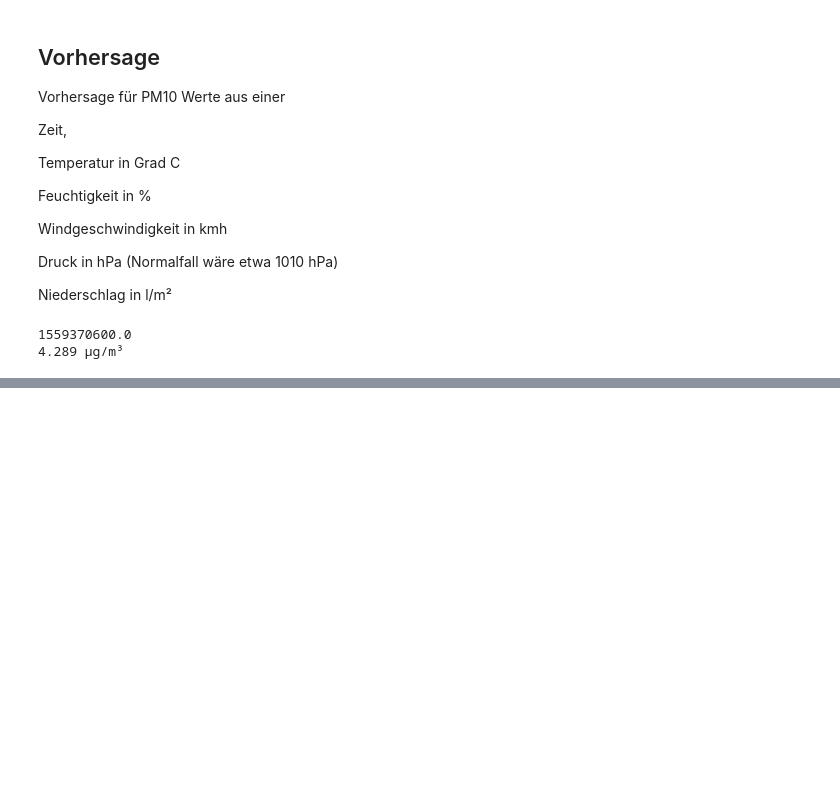
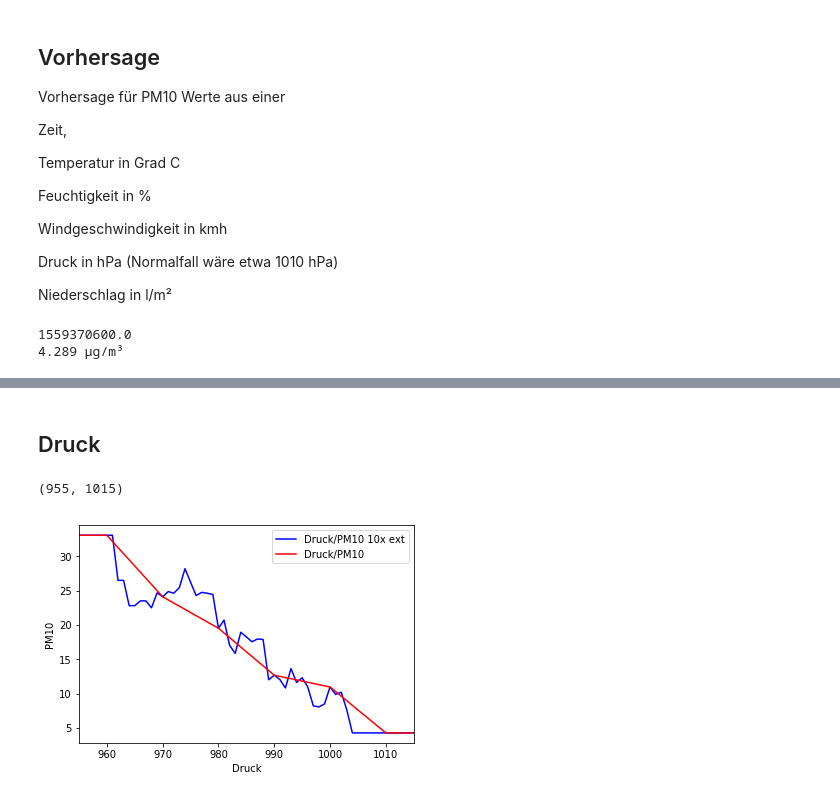
Before and after one commit to jmoehler/ParticularMatterAnalysis, a Jupyter notebook: notebooks/regressions/RegressionAllUsefullParams.ipynb, the cells around one changed output, grey strips where cells are left out. Drawn from its saved outputs; the diff is of its cells as text; code cells hidden in the pictures; blank space fills up the shorter version.

```diff
--- a/notebooks/regressions/RegressionAllUsefullParams.ipynb
+++ b/notebooks/regressions/RegressionAllUsefullParams.ipynb
@@ -355,0 +365,38 @@ axes.set_xlim([20,100])
+# %% [markdown]
+## Druck
+# %%
+druckDi    = []
+druckX     = []
+
+for X in np.arange(940,1050,1):
+    date3 = 1559370600.0
+    modPred = bestModel.predict([[date3,15,30,20,X,0]])
+    stri = float(modPred)
+    druckDi.append(stri)
+    druckX.append(X)
+
+#print("druckDi: %s" %(druckDi))
+
+druckDi2    = []
+druckX2     = []
+
+for X in np.arange(940,1050,10):
+    date3 = 1559370600.0
+    modPred = bestModel.predict([[date3,15,30,20,X,0]])
+    stri = float(modPred)
+    druckDi2.append(stri)
+    druckX2.append(X)
+
+
+
+plt.plot(druckX, druckDi, color= "blue")
+plt.plot(druckX2, druckDi2, color= "red")
+plt.legend(['Druck/PM10 10x ext', 'Druck/PM10'], loc=1)
+plt.xlabel("Druck")
+plt.ylabel("PM10")
+
+axes = plt.gca()
+axes.set_xlim([955,1015])
+# %% [output]
+(955, 1015)
+[figure, added]
```
Also changed, not shown: parts of 10 cells of this notebook.
